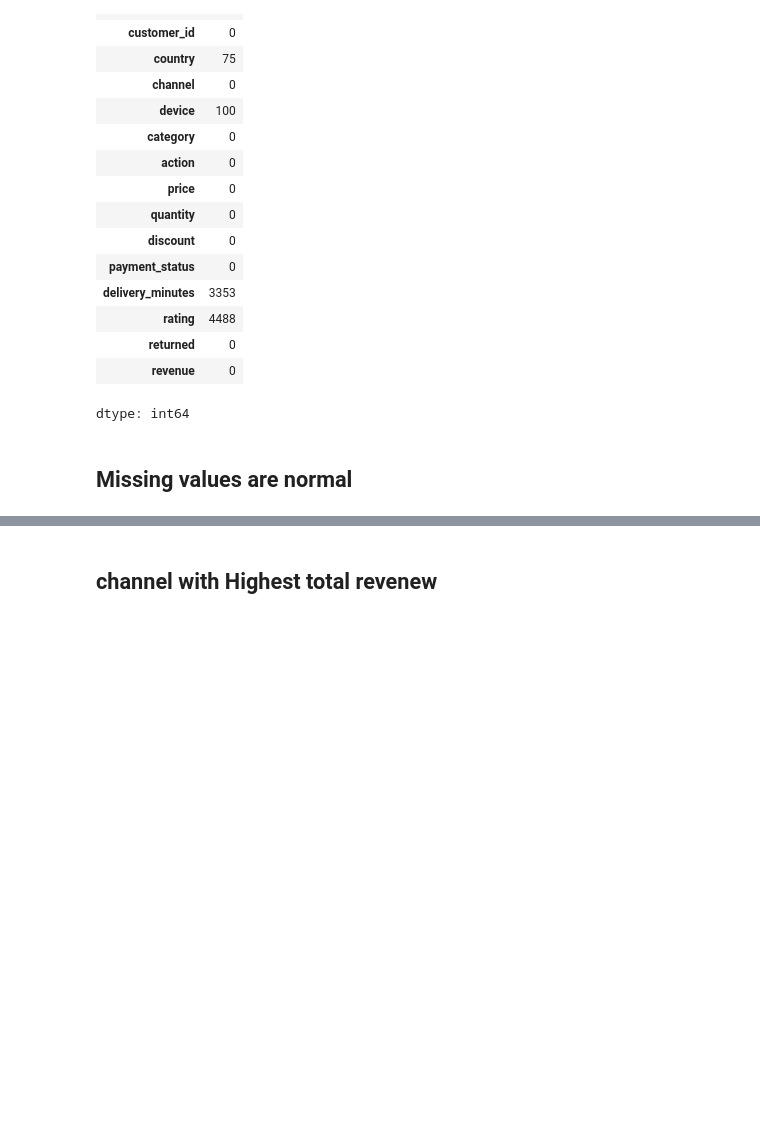
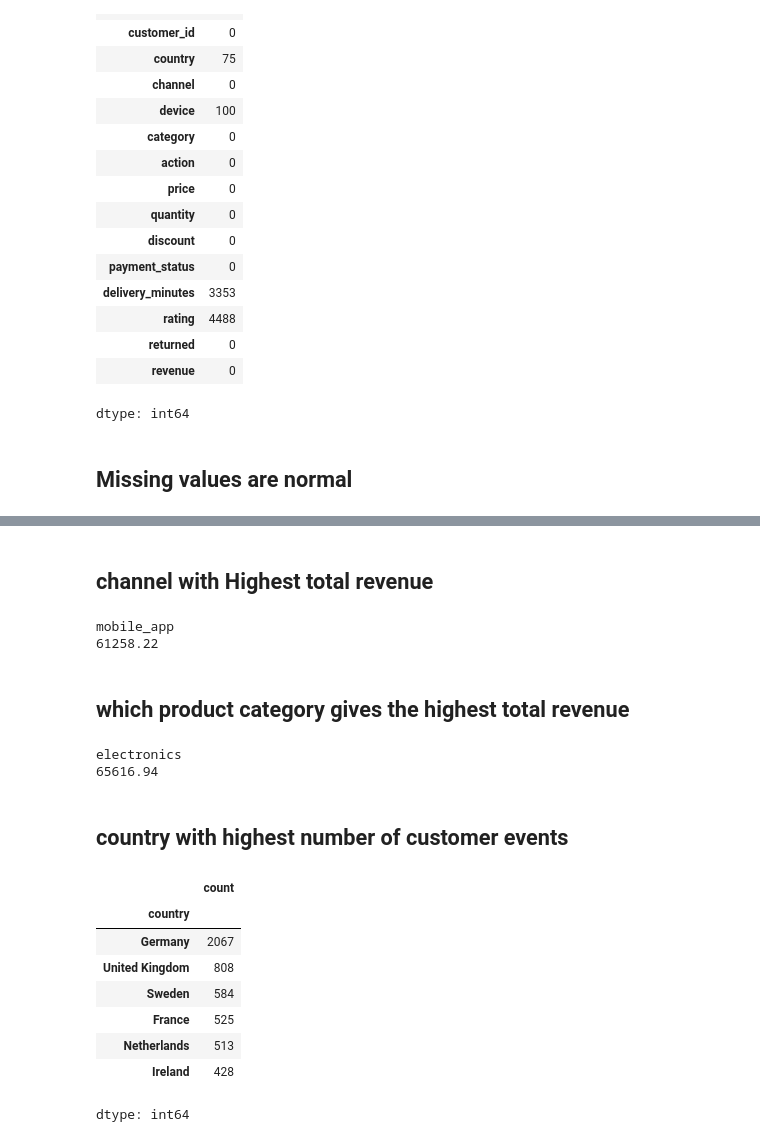
Before and after one commit to stacykeago/Big-Data, a Jupyter notebook: customerevents.ipynb, the cells around one changed output, grey strips where cells are left out. Drawn from its saved outputs; the diff is of its cells as text; code cells hidden in the pictures; blank space fills up the shorter version.

```diff
--- a/customerevents.ipynb
+++ b/customerevents.ipynb
@@ -96,2 +98,36 @@ dtype: int64
 # %% [markdown]
-## channel with Highest total revenew
+## channel with Highest total revenue
+# %%
+channel_revenue = customer.groupby('channel')['revenue'].sum()
+highest_channel = channel_revenue.idxmax()
+highest_revenue =channel_revenue.max()
+print(highest_channel)
+print (highest_revenue)
+# %% [output]
+mobile_app
+61258.22
+# %% [markdown]
+## which product category gives the highest total revenue
+# %%
+category_revenue = customer.groupby('category')['revenue'].sum()
+highest_category = category_revenue.idxmax()
+highest_revenue =category_revenue.max()
+print(highest_category)
+print (highest_revenue)
+# %% [output]
+electronics
+65616.94
+# %% [markdown]
+## country with highest number of customer events
+# %%
+customer['country'].value_counts()
+# %% [output]
+|  | count |
+| country |  |
+| Germany | 2067 |
+| United Kingdom | 808 |
+| Sweden | 584 |
+| France | 525 |
+| Netherlands | 513 |
+| Ireland | 428 |
+dtype: int64
```
Also changed, not shown: parts of 9 cells of this notebook.
